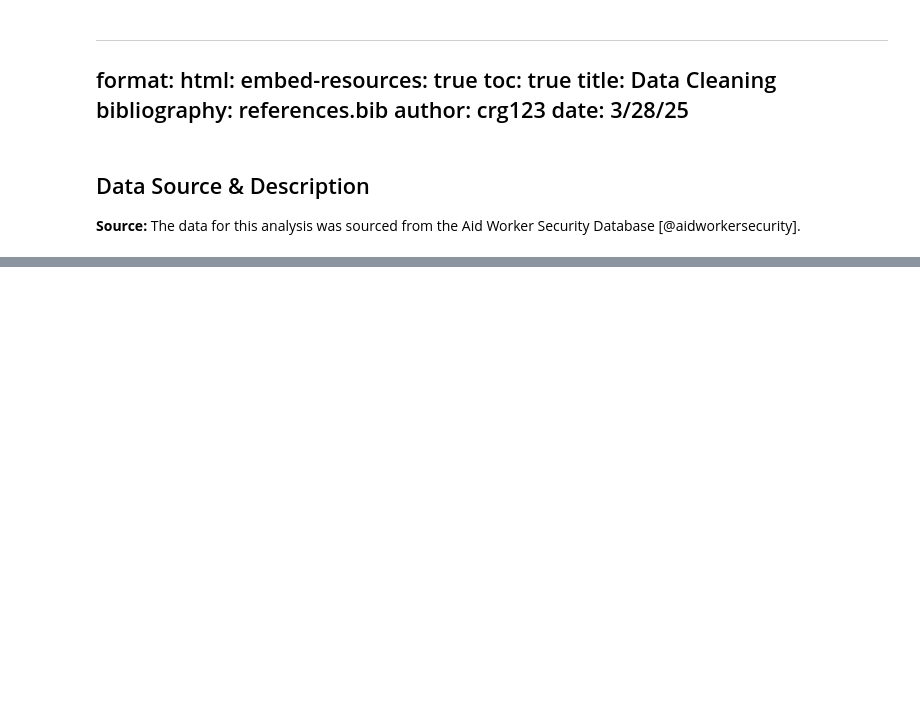
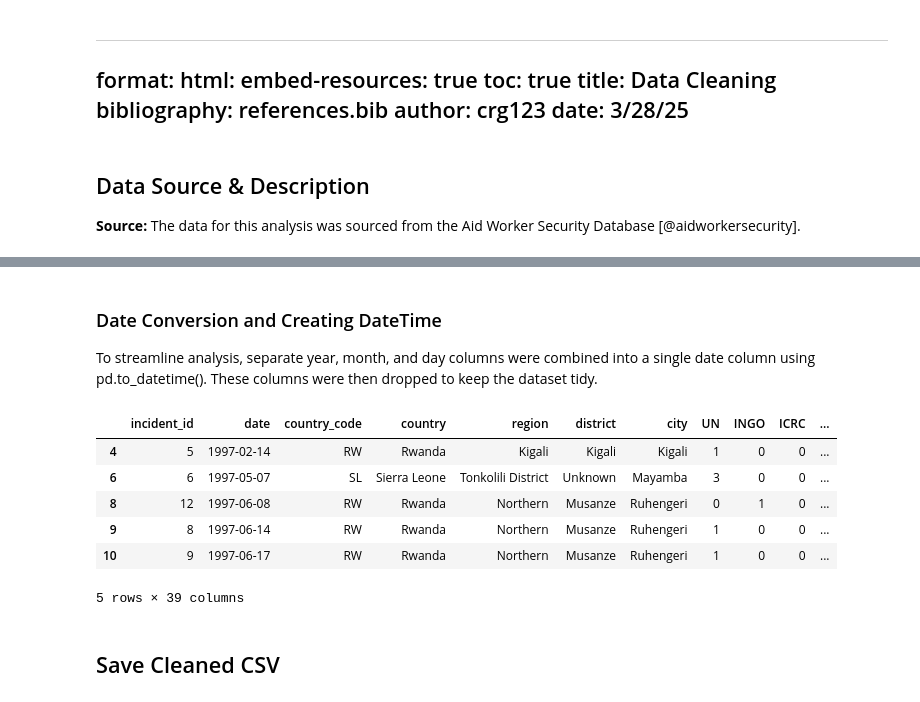
Before and after one commit to DSAN-Viz2025/DSAN-Viz2025.github.io, a Jupyter notebook: data_cleaning.ipynb, the cells around one changed output, grey strips where cells are left out. Cells and saved outputs as stored; diff of their text form; code cells hidden in the pictures; blank space fills up the shorter version.

```diff
--- a/data_cleaning.ipynb
+++ b/data_cleaning.ipynb
@@ -40,0 +290,9 @@ df.head()
+# %%
+df["motive"].fillna("Unknown", inplace=True)
+df["actor_name"].fillna("Unknown", inplace=True)
+df["verified"].fillna(
+    "No", inplace=True
+)  # If not "yes", "archived", or "pending" which are the available values then the assumption is no, there is only one NA for "Verified" so this feels safe.
+
+# Check remaining missing data summary
+print(df.isna().sum())
@@ -40,0 +331,5 @@ df.head()
+# %%
+# Fill missing values with 100 for specific columns
+df["ICRC"] = df["ICRC"].fillna(100)
+df["NRCS and IFRC"] = df["NRCS and IFRC"].fillna(100)
+df["NNGO"] = df["NNGO"].fillna(100)
@@ -40,0 +383,42 @@ df.head()
+# %%
+# Convert fields that represent counts to int
+df["ICRC"] = df["ICRC"].astype(int)
+df["NRCS and IFRC"] = df["NRCS and IFRC"].astype(int)
+df["NNGO"] = df["NNGO"].astype(int)
+# %% [markdown]
+### Date Conversion and Creating DateTime
+To streamline analysis, separate year, month, and day columns were combined into a single date column using pd.to_datetime(). These columns were then dropped to keep the dataset tidy.
+# %%
+# Convert to integers
+df["year"] = df["year"].astype(int)
+df["month"] = df["month"].astype(int)
+df["day"] = df["day"].astype(int)
+
+# New date column from year, month, and day
+df["date"] = pd.to_datetime(df[["year", "month", "day"]])
+
+df.drop(["year", "month", "day"], axis=1, inplace=True)
+# %%
+# Move date column after incident_id and before country_code
+cols = df.columns.tolist()
+
+# Remove date from current position
+cols.remove("date")
+
+# Find index of incident_id
+idx = cols.index("incident_id") + 1
+cols.insert(idx, "date")
+
+# Reorder the dataframe
+df = df[cols]
+df.head()
+# %% [output]
+|  | incident_id | date | country_code | country | region | district | city | UN | INGO | ICRC | ... |
+| 4 | 5 | 1997-02-14 | RW | Rwanda | Kigali | Kigali | Kigali | 1 | 0 | 0 | ... |
+| 6 | 6 | 1997-05-07 | SL | Sierra Leone | Tonkolili District | Unknown | Mayamba | 3 | 0 | 0 | ... |
+| 8 | 12 | 1997-06-08 | RW | Rwanda | Northern | Musanze | Ruhengeri | 0 | 1 | 0 | ... |
+| 9 | 8 | 1997-06-14 | RW | Rwanda | Northern | Musanze | Ruhengeri | 1 | 0 | 0 | ... |
+| 10 | 9 | 1997-06-17 | RW | Rwanda | Northern | Musanze | Ruhengeri | 1 | 0 | 0 | ... |
+5 rows × 39 columns
+# %% [markdown]
+## Save Cleaned CSV
```
Also changed, not shown: parts of 37 cells of this notebook, 9 other files.
